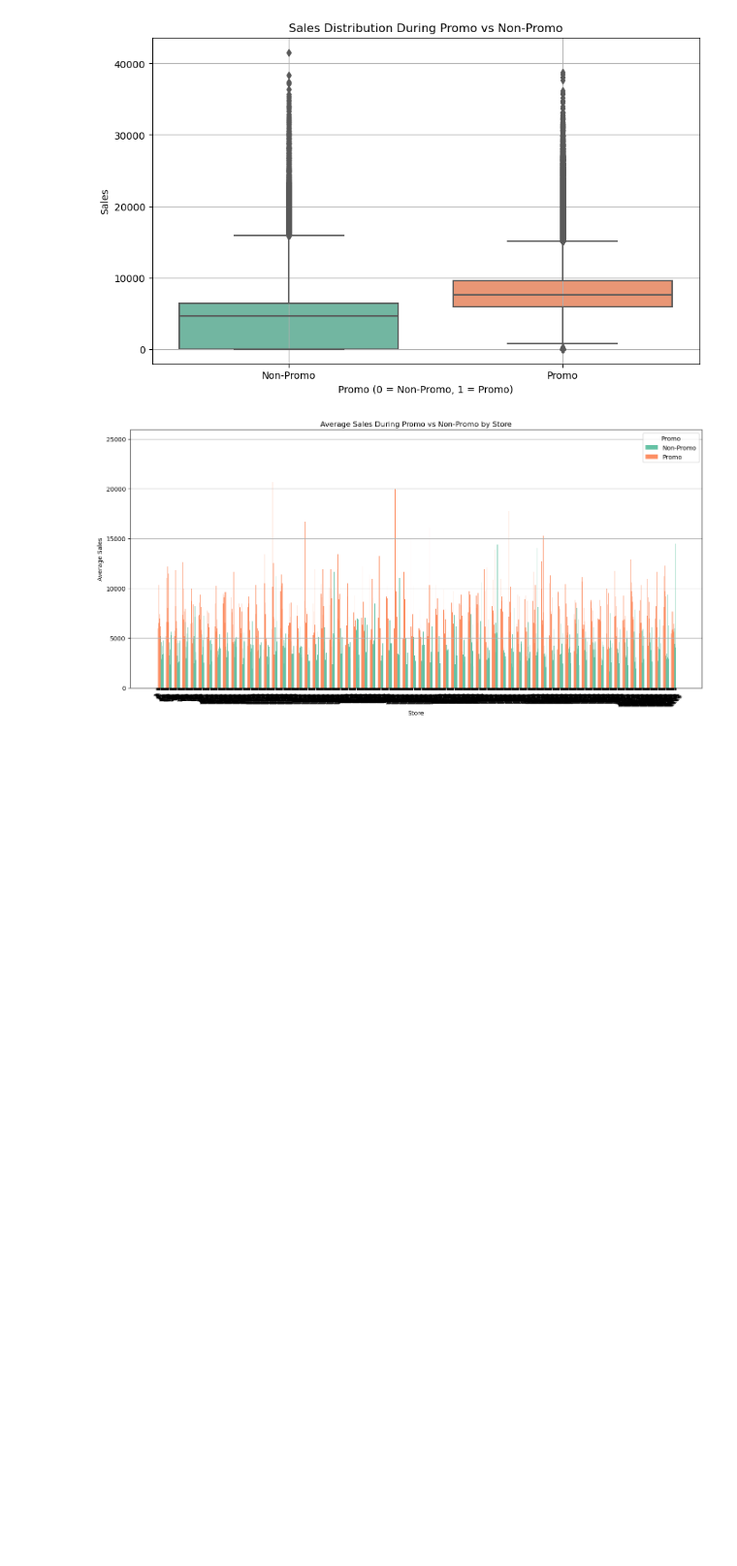
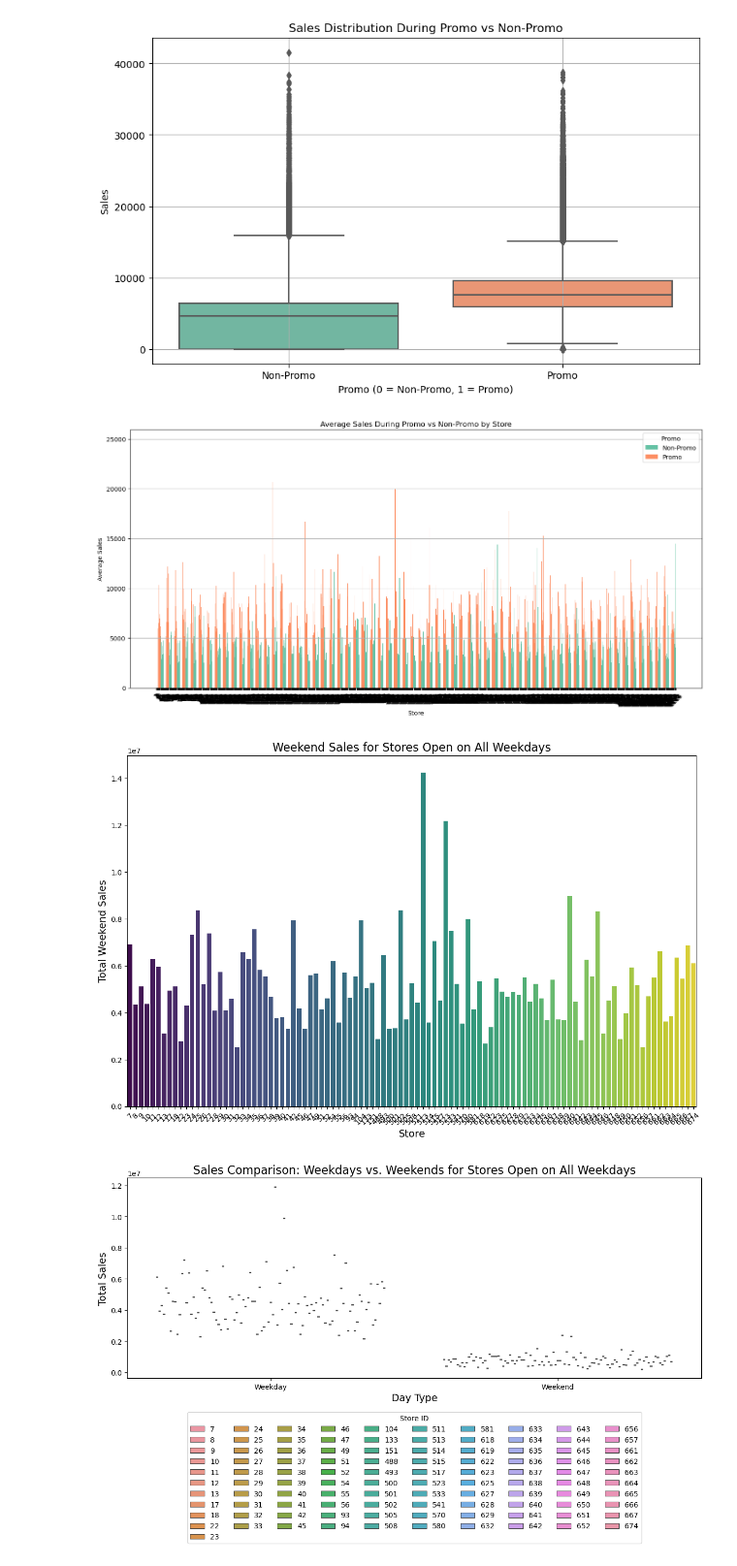
Before and after one commit to elsaeb/10_academy_kifya_week_4, a Jupyter notebook: notebook/Untitled.ipynb, the cells around one changed output. Shown at 97% size. Drawn from its saved outputs; the diff is of its cells as text; code cells hidden in the pictures; blank space fills up the shorter version.

```diff
--- a/notebook/Untitled.ipynb
+++ b/notebook/Untitled.ipynb
@@ -308,0 +288,40 @@ plt.show()
+# %%
+train_data['Date'] = pd.to_datetime(train_data['Date'], format='%Y-%m-%d', errors='coerce')
+# %%
+train_data['Day_of_Week'] = train_data['Date'].dt.dayofweek
+
+train_data['Day_Type'] = np.where(train_data['Day_of_Week'] < 5, 'Weekday', 'Weekend')
+weekdays = train_data[train_data['Day_Type'] == 'Weekday']  # Filter weekdays
+stores_open_weekdays = weekdays.groupby('Store')['Open'].value_counts()  # Sum the 'Open' status per store
+weekends=train_data[train_data['Day_Type']== 'Weekend']
+stores_open_onweekends = weekdays.groupby('Store')['Open'].value_counts()
+
+weekend_sales = train_data[(train_data['Store'].isin(stores_open_onweekends))].groupby('Store')['Sales'].sum().reset_index()
+
+plt.figure(figsize=(12, 8))
+sns.barplot(data=weekend_sales, x='Store', y='Sales', palette='viridis')
+plt.title('Weekend Sales for Stores Open on All Weekdays', fontsize=16)
+plt.xlabel('Store', fontsize=14)
+plt.ylabel('Total Weekend Sales', fontsize=14)
+plt.xticks(rotation=45)
+plt.tight_layout()
+plt.show()
+
+weekday_vs_weekend_sales = train_data[train_data['Store'].isin(stores_open_weekdays)].groupby(['Store', 'Day_Type'])['Sales'].sum().reset_index()
+
+plt.figure(figsize=(12, 8))
+sns.boxplot(data=weekday_vs_weekend_sales, x='Day_Type', y='Sales', hue='Store')
+plt.title('Sales Comparison: Weekdays vs. Weekends for Stores Open on All Weekdays', fontsize=16)
+plt.xlabel('Day Type', fontsize=14)
+plt.ylabel('Total Sales', fontsize=14)
+# plt.legend(title='Store ID', bbox_to_anchor=(1.05, 1), loc='upper left')
+# # # Adjust the legend to be horizontal with 2 rows
+# plt.legend(title='Store ID', bbox_to_anchor=(0.5, -0.1), loc='upper center', ncol=2, fontsize=10)
+plt.legend(title='Store ID', bbox_to_anchor=(0.5, -0.15), loc='upper center', ncol=10, fontsize=10)  # ncol=4 will create two rows if there are 8 stores
+
+
+plt.tight_layout()
+plt.show()
+# %% [output]
+[figure, added]
+[figure, added]
```
Also changed, not shown: parts of 11 cells of this notebook, 1 other file.
